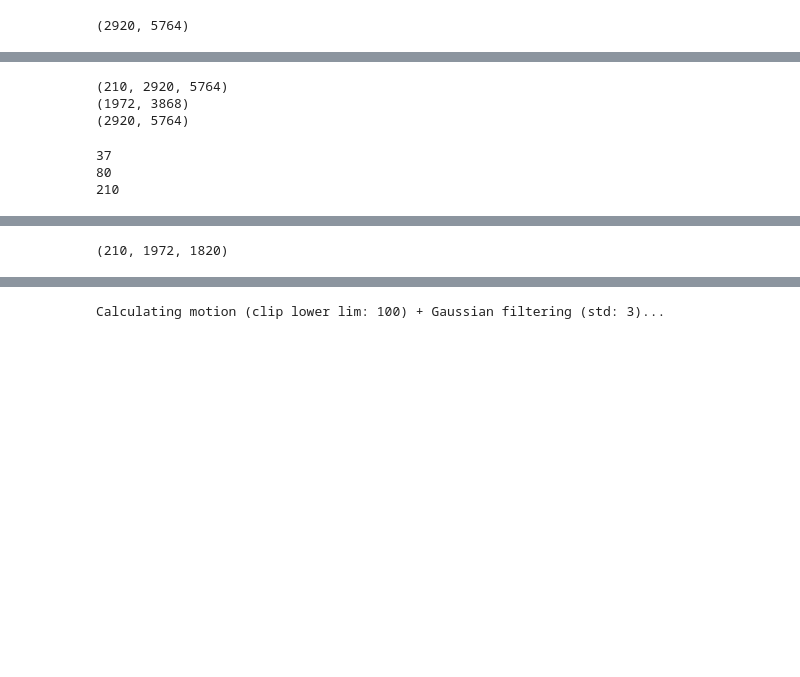
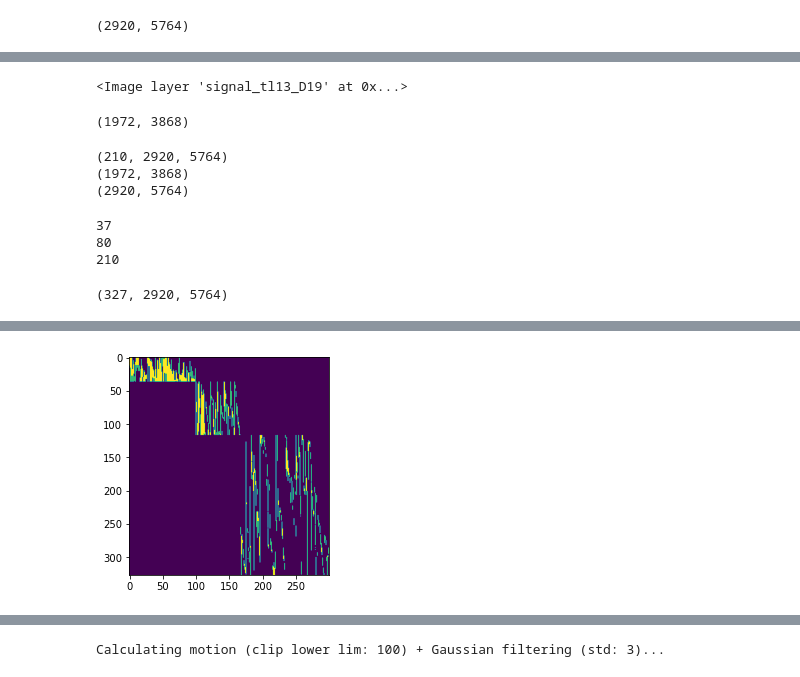
Before and after one commit to LoaloaF/axtrack, a Jupyter notebook: 03_annotate_axons.ipynb, the cells around one changed output, grey strips where cells are left out. Cells and saved outputs as stored; diff of their text form; code cells hidden in the pictures; blank space fills up the shorter version.

```diff
--- a/03_annotate_axons.ipynb
+++ b/03_annotate_axons.ipynb
@@ -30,19 +31,22 @@ signal_tl140[:, ~mask_tl140] = 0
 # timelapse 13 design 04_G001
 signal_tl13_D04_file = inp_path+'D04_G004_GFP_compr.deflate.tif'
 signal_tl13_D04 = imread(signal_tl13_D04_file)[:80]
-signal_tl13_D04 -= signal_tl13_D04.min()
+print(signal_tl13_D04.min())
+signal_tl13_D04 -= 121
+signal_tl13_D04[signal_tl13_D04<0] = 0
 print(signal_tl13_D04.shape)
-H2, W2 = signal_tl13_D04.shape[1:]
+H_D04, W_D04 = signal_tl13_D04.shape[1:]
 
-signal_tl13_D04 = np.pad(signal_tl13_D04, ((0,0),((H-H2)//2,(H-H2)//2),((W-W2)//2,(W-W2)//2)), mode='constant')
+print(signal_tl13_D04.shape)
+signal_tl13_D04 = np.pad(signal_tl13_D04, ((0,0),((H-H_D04)//2,(H-H_D04)//2),((W-W_D04)//2,(W-W_D04)//2)), mode='constant')
 print(signal_tl13_D04.shape)
 
 
 mask_tl13_D04_file = inp_path+'D04_G004_Transmission_compr.deflate_mask1.npy'
 mask_tl13_D04 = np.load(mask_tl13_D04_file).astype(bool)
 print(mask_tl13_D04.shape)
-mask_tl13_D04 = np.pad(mask_tl13_D04, (((H-H2)//2,(H-H2)//2), ((W-W2)//2,(W-W2)//2)), mode='constant')
+mask_tl13_D04 = np.pad(mask_tl13_D04, (((H-H_D04)//2,(H-H_D04)//2), ((W-W_D04)//2,(W-W_D04)//2)), mode='constant')
 print(mask_tl13_D04.shape)
 
-signal_tl13_D04[:, ~mask_tl13_D04] = 0
+# signal_tl13_D04[:, ~mask_tl13_D04] = 0
 # %% [output]
@@ -64,3 +77,13 @@ viewer.add_image(signal_tl13_D19)
+# %%
+viewer = napari.Viewer()
+viewer.add_image(signal_tl13_D19)
+# %% [output]
+<Image layer 'signal_tl13_D19' at 0x...>
 # %%
 mask = viewer.layers['Labels'].data.astype(bool)[0]
+print(mask.shape)
+# only a region of the timelapse was labelled. mask here
+signal_tl13_D19[:, mask] = 0
+# %% [output]
+(1972, 3868)
 # %%
@@ -88,45 +107,70 @@ print(len(signal_tl140))
 print(len(signal_tl13_D04))
 print(len(signal_tl13_D19))
 final_img = np.concatenate([signal_tl140, signal_tl13_D04, signal_tl13_D19], axis=0)
+final_img.shape
 # %% [output]
 37
 80
 210
+(327, 2920, 5764)
 # %%
+
+ymin, ymax = 420, 2500
+# Y crop
+# final_img = final_img[:, ymin:ymax, :]
+# print(final_img.shape)
 fname = f'{inp_path}/training_timelapse.tif'
 # imsave(fname, final_img, photometric='minisblack', compression='deflate', bigtiff=True)
-final_img = imread(signal_tl140_file)
+final_img = imread(fname)
 
 print(final_img.shape)
 # viewer.add_image(final_img)
 # %%
 # labels
+bboxinfo_cols = ['anchor_x', 'anchor_y']
+
 tl140_labels_fname = inp_path+'D00_G001_labels_IDs_000-099.csv'
 tl140_labels = pd.read_csv(tl140_labels_fname, index_col=0, header=[0,1])
+for col in bboxinfo_cols:
+    ypad = -ymin
+    tl140_labels.loc[:, (slice(None), col)] += ypad if 'y' in col else 0
+
 ntimepoints = tl140_labels.shape[0]
 print(ntimepoints)
 
 
 tl13_D04_labels_fname = inp_path+'D04_G004_labels_IDs_100-166.csv'
-tl13_D04_labels = pd.read_csv(tl13_D04_labels_fname, index_col=0, header=[0,1])
+tl13_D04_labels = pd.read_csv(tl13_D04_labels_fname, index_col=0, header=[0,1])[:-1]
+# fix labels....
+tl13_D04_labels.columns = pd.MultiIndex.from_tuples([(axon, coo.replace('y','x') if coo.endswith('y') else coo.replace('x','y')) for axon,coo in    tl13_D04_labels.columns])
+# print(tl13_D04_labels)
+for col in bboxinfo_cols:
+    ypad = (H-H_D04)//2 -ymin
+    xpad = (W-W_D04)//2
+    tl13_D04_labels.loc[:, (slice(None), col)] += ypad if 'y' in col else xpad
+tl13_D04_labels.index += ntimepoints
+print(tl13_D04_labels.iloc[:,0])
 
-tl13_D04_labels.index += ntimepoints
-
-ntimepoints = tl13_D04_labels.shape[0]
+ntimepoints += tl13_D04_labels.shape[0]
 print(ntimepoints)
 
 tl13_D19_labels_fname = inp_path+'D19_G035_labels_IDs_167-299.csv'
 tl13_D19_labels = pd.read_csv(tl13_D19_labels_fname, index_col=0, header=[0,1])
+# fix labels
+tl13_D19_labels.columns = pd.MultiIndex.from_tuples([(axon, coo.replace('y','x') if coo.endswith('y') else coo.replace('x','y')) for axon,coo in    tl13_D19_labels.columns])
+for col in bboxinfo_cols:
+    ypad = (H-H_D19)//2 -ymin
+    xpad = (W-W_D19)//2
+    tl13_D19_labels.loc[:, (slice(None), col)] += ypad if 'y' in col else xpad
+tl13_D19_labels.index += ntimepoints
+print(tl13_D19_labels.iloc[:,0])
 
-tl13_D19_labels.index += ntimepoints
 
-ntimepoints = tl13_D19_labels.shape[0]
-print(ntimepoints)
 
 all_labels = pd.concat([tl140_labels, tl13_D04_labels, tl13_D19_labels])
 print(all_labels)
 check = all_labels.loc[:,(slice(None),'anchor_x')].fillna(False).astype(bool)
-# plt.imshow(check)
+plt.imshow(check)
 
 all_labels.to_csv(inp_path+'axon_anchor_labels.csv')
 # %% [output]
@@ -149,0 +194 @@ all_labels.to_csv(inp_path+'axon_anchor_labels.csv')
+[figure, added]
@@ -177,13 +194,0 @@ greychannel3 = imread(tranl_file3)[0]
-# %%
-# final = np.concatenate([redchannel, redchannel2, redchannel3])
-# print(final.shape)
-# viewer.add_image(final)
-
-# maskfile = inp_path2+'D19_G035_Transmission_compr.deflate_mask1.npy'
-# mask = np.load(maskfile)
-# redchannel3[:, ~mask] = 0
-# redchannel3 = redchannel3[:,:,:1820]
-
-redchannel3 = np.pad(redchannel3, ((0,0),((W-W2)//2,(W-W2)//2),((H-H2)//2,(H-H2)//2)), mode='constant')
-# %% [output]
-(210, 1972, 1820)
```
Also changed, not shown: parts of 16 cells of this notebook, 17 other files.
